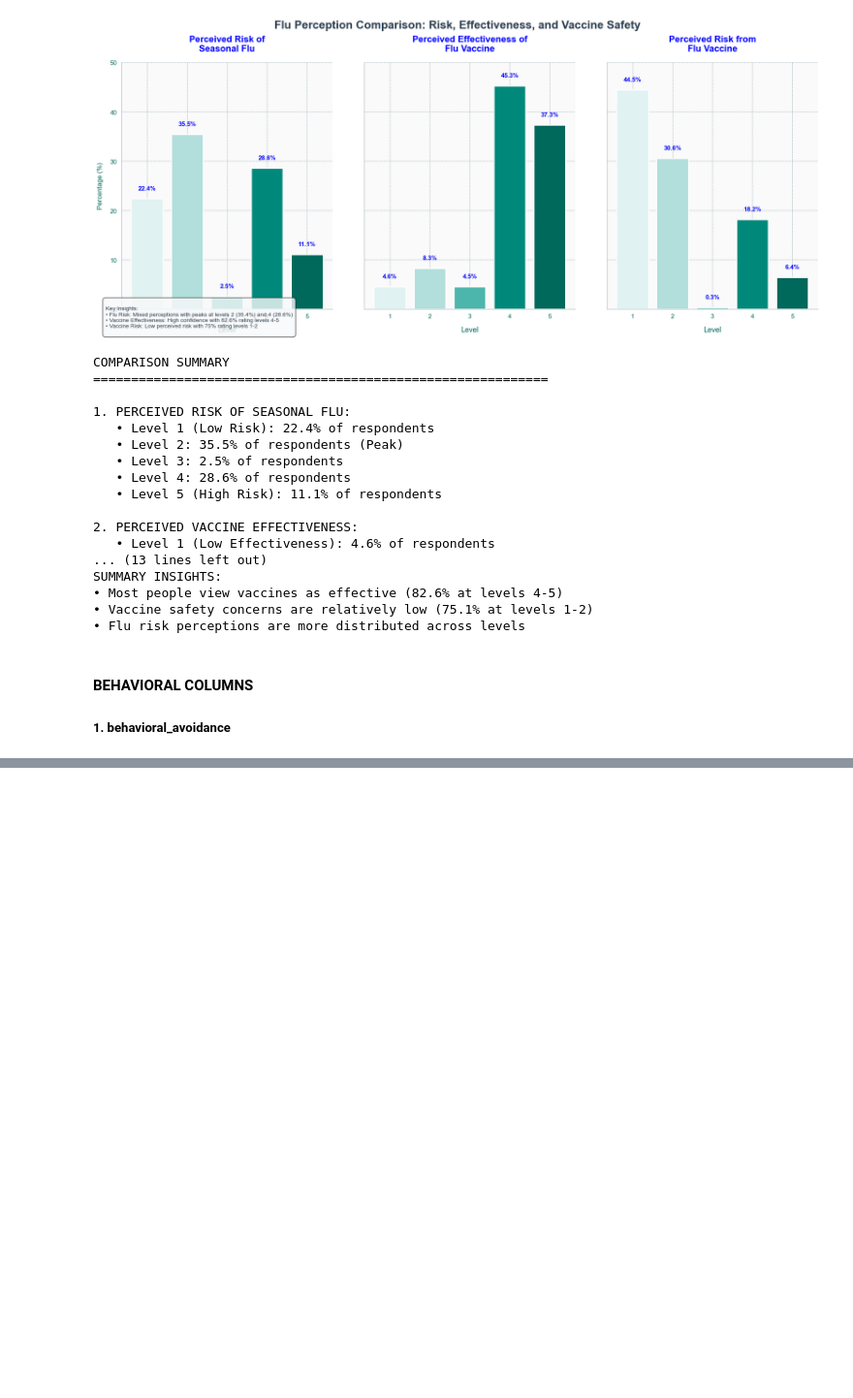
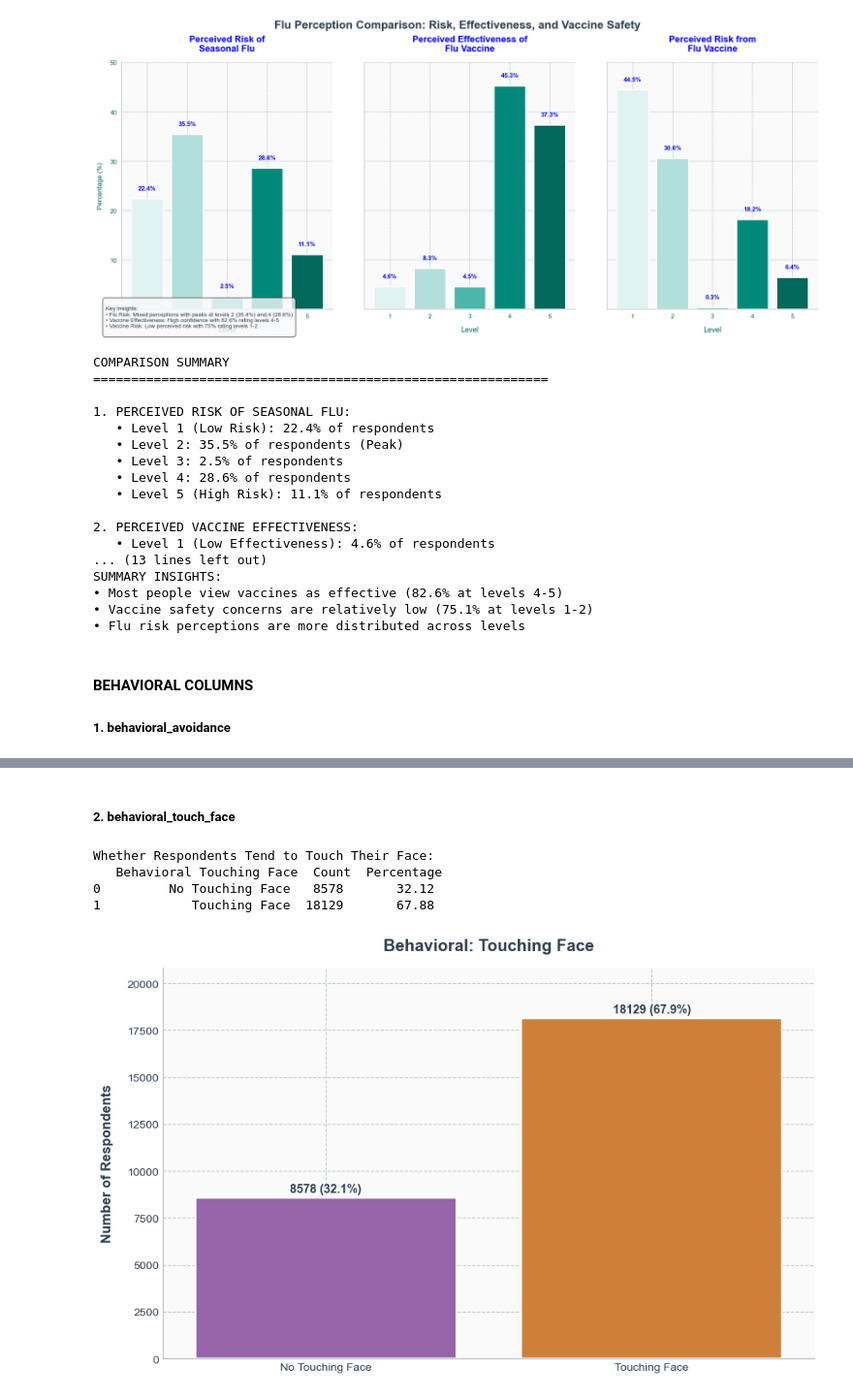
Before and after one commit to Vain-Guy/Predicting-H1N1-and-Seasonal-Flu-Vaccines, a Jupyter notebook: index.ipynb, the cells around one changed output, grey strips where cells are left out. Shown at 97% size. Cells and saved outputs as stored; diff of their text form; code cells hidden in the pictures; blank space fills up the shorter version.

```diff
--- a/index.ipynb
+++ b/index.ipynb
@@ -2164,0 +2178,76 @@ Behavioral Avoidance:
+# %% [markdown]
+##### 2. behavioral_touch_face
+# %%
+# Prepare data
+df_bhv_touch_face = train_data.copy()
+df_bhv_touch_face['behavioral_touch_face'] = df_bhv_touch_face['behavioral_touch_face'].astype(int)
+
+counts = df_bhv_touch_face['behavioral_touch_face'].value_counts().sort_index()
+percentages = (counts / len(df_bhv_touch_face)) * 100
+
+# Map levels
+risk_labels = {
+    0: "No Touching Face",
+    1: "Touching Face"
+}
+
+summary = pd.DataFrame({
+    "Behavioral Touching Face": counts.index.map(risk_labels),
+    "Count": counts.values,
+    "Percentage": percentages.round(2).values
+})
+
+print("Whether Respondents Tend to Touch Their Face:\n", summary)
+
+# Plot
+plt.figure(figsize=(9, 5.6))
+
+# Palette
+colors = ['#9B59B6', '#E67E22']
+
+ax = sns.barplot(
+    data=summary,
+    x="Behavioral Touching Face",
+    y="Count",
+    palette=colors,
+    edgecolor="white",
+    linewidth=1.5
+)
+
+# Styling
+ax.set_title("Behavioral: Touching Face",
+             fontsize=14.5, pad=15, color='#2C3E50', fontweight='semibold')
+ax.set_xlabel("", fontsize=13, labelpad=12)
+ax.set_ylabel("Number of Respondents", fontsize=12, labelpad=12,
+              color='#2C3E50', fontweight='semibold')
+
+ax.tick_params(axis='both', which='major', labelsize=10, colors='#2C3E50')
+
+# Add count + percentage labels
+max_count = summary["Count"].max()
+for i, row in summary.iterrows():
+    ax.text(
+        i, row["Count"] + (0.01 * max_count),
+        f"{row['Count']} ({row['Percentage']:.1f}%)",
+        ha="center", va="bottom", color="#2C3E50",
+        fontsize=10.5, fontweight="semibold"
+    )
+
+# Clean styling
+ax.grid(axis='both', alpha=0.8, linestyle='--', color='#B0BEC5')
+ax.set_facecolor('#FAFAFA')
+ax.set_ylim(0, max_count * 1.15)
+
+for spine in ['top', 'right']:
+    ax.spines[spine].set_visible(False)
+for spine in ['left', 'bottom']:
+    ax.spines[spine].set_color('#BDC3C7')
+
+plt.tight_layout()
+plt.show()
+# %% [output]
+Whether Respondents Tend to Touch Their Face:
+   Behavioral Touching Face  Count  Percentage
+0         No Touching Face   8578       32.12
+1            Touching Face  18129       67.88
+[figure, added]
```
Also changed, not shown: parts of 67 cells of this notebook.
